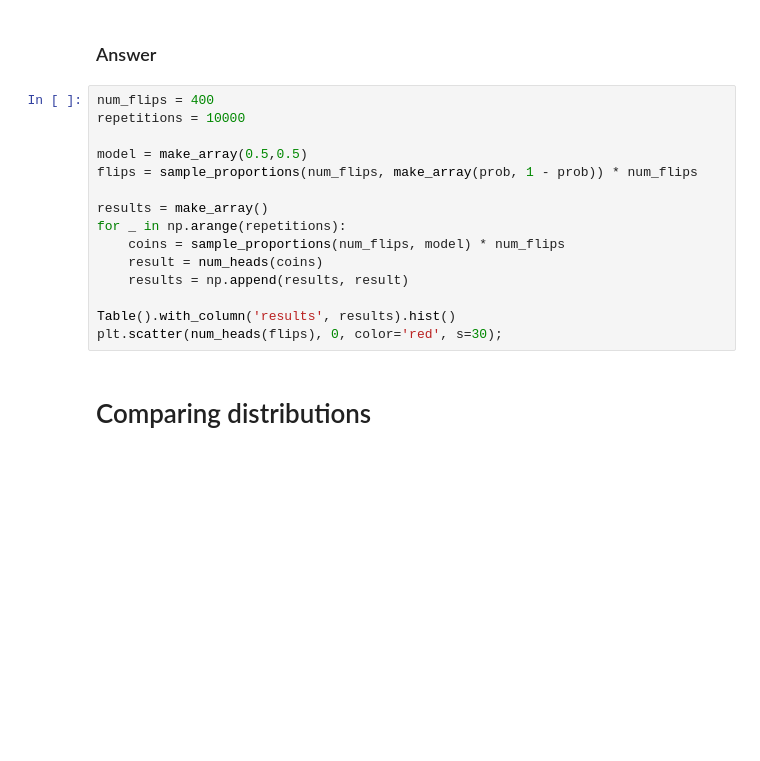
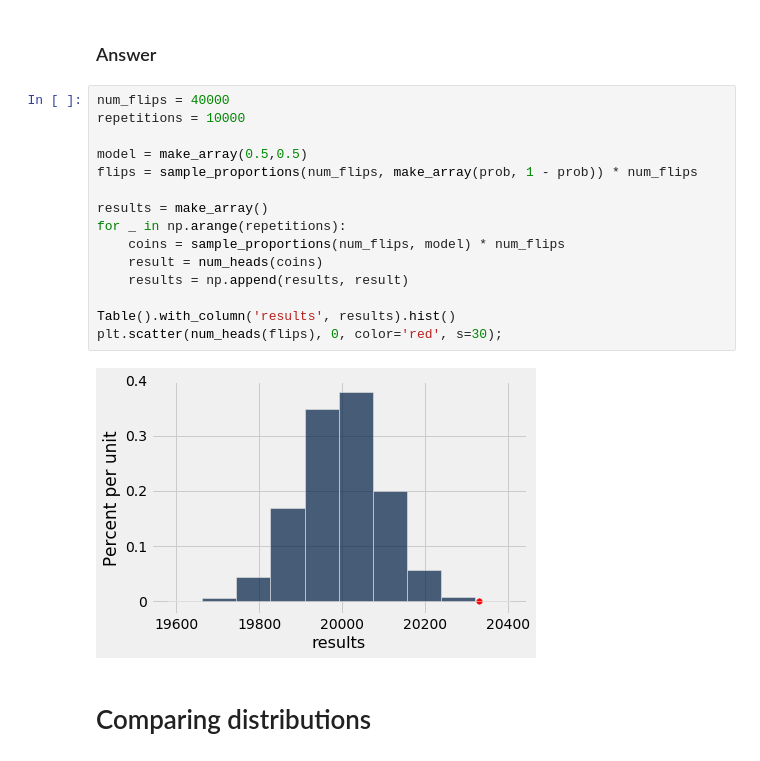
Before and after one commit to ucsd-ets/dsc10-wi19, a Jupyter notebook: Lectures/week06/Lecture13/Lecture 13 Hypothesis Testing.ipynb, the cells around one changed output. Saved outputs shown, nothing was run; the diff lists cells and outputs as text; blank space fills up the shorter version.

```diff
--- a/Lectures/week06/Lecture13/Lecture 13 Hypothesis Testing.ipynb
+++ b/Lectures/week06/Lecture13/Lecture 13 Hypothesis Testing.ipynb
@@ -149,20 +164,22 @@ plt.scatter(num_heads(flips), 0, color='red', s=30);
 # %% [markdown]
 ### Answer
 # %%
-num_flips = 400
+num_flips = 40000
 repetitions = 10000
 
 model = make_array(0.5,0.5)
 flips = sample_proportions(num_flips, make_array(prob, 1 - prob)) * num_flips
 
 results = make_array()
 for _ in np.arange(repetitions):
     coins = sample_proportions(num_flips, model) * num_flips
     result = num_heads(coins)
     results = np.append(results, result)
 
 Table().with_column('results', results).hist()
 plt.scatter(num_heads(flips), 0, color='red', s=30);
+# %% [output]
+[figure, added]
 # %% [markdown]
 # Comparing distributions
 # %% [markdown]
```
Also changed, not shown: parts of 16 cells of this notebook, 8 other files.
